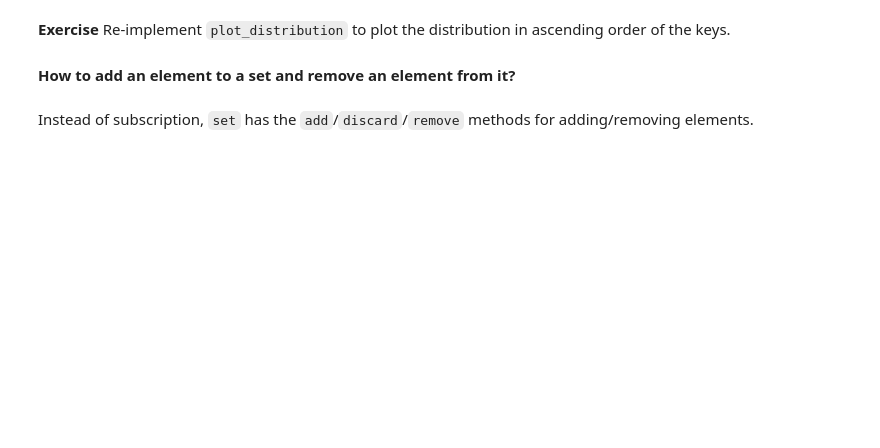
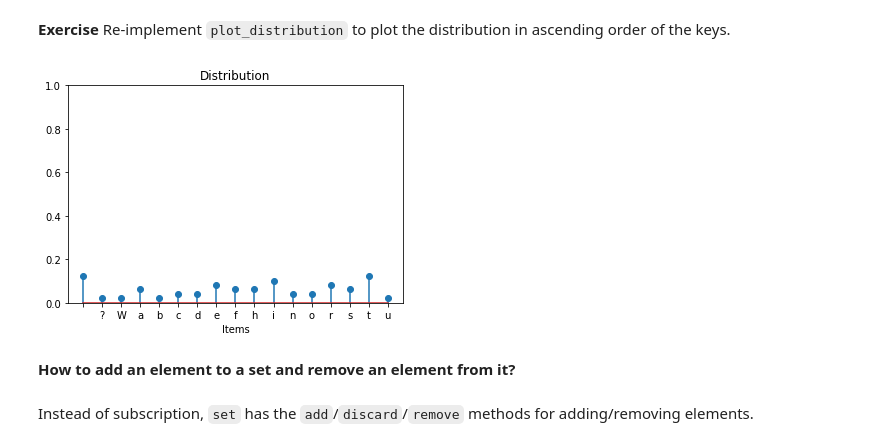
Before and after one commit to ccha23/cs1302_20a, a Jupyter notebook: Lecture8/Dictionaries and Sets.ipynb, the cells around one changed output. Drawn from its saved outputs; the diff is of its cells as text; code cells hidden in the pictures; blank space fills up the shorter version.

```diff
--- a/Lecture8/Dictionaries and Sets.ipynb
+++ b/Lecture8/Dictionaries and Sets.ipynb
@@ -303,16 +368,21 @@ sorted_keys = sorted(b)
 # %% [markdown]
 **Exercise** Re-implement `plot_distribution` to plot the distribution in ascending order of the keys.
 # %%
+sorted?
 def plot_distribution(seq):
-    dist = distribution(seq)
+    dist = distribute(seq)
     # pyplot.stem(dist.keys(), dist.values(), use_line_collection=True)
-    # YOUR CODE HERE
-    raise NotImplementedError()
+    ### BEGIN SOLUTION
+    dist_list = sorted(dist.items(), key = lambda p: p[0])
+    pyplot.stem([p[0] for p in dist_list], [p[1] for p in dist_list], use_line_collection=True)
+    ### END SOLUTION
     pyplot.xlabel('Items')
     pyplot.title('Distribution')
     pyplot.ylim(0, 1)
 
 plot_distribution('What is the distribution of different characters?')
+# %% [output]
+[figure, added]
 # %% [markdown]
 **How to add an element to a set and remove an element from it?**
 # %% [markdown]
```
Also changed, not shown: parts of 41 cells of this notebook.
